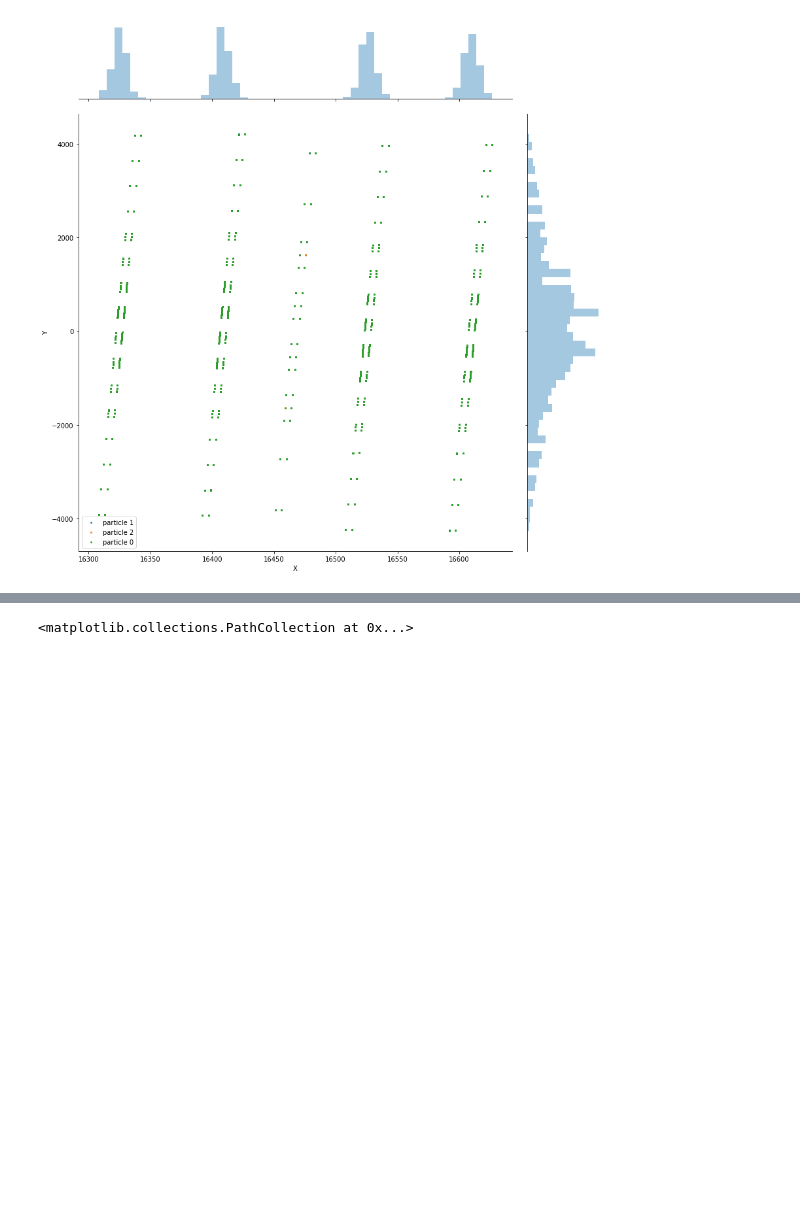
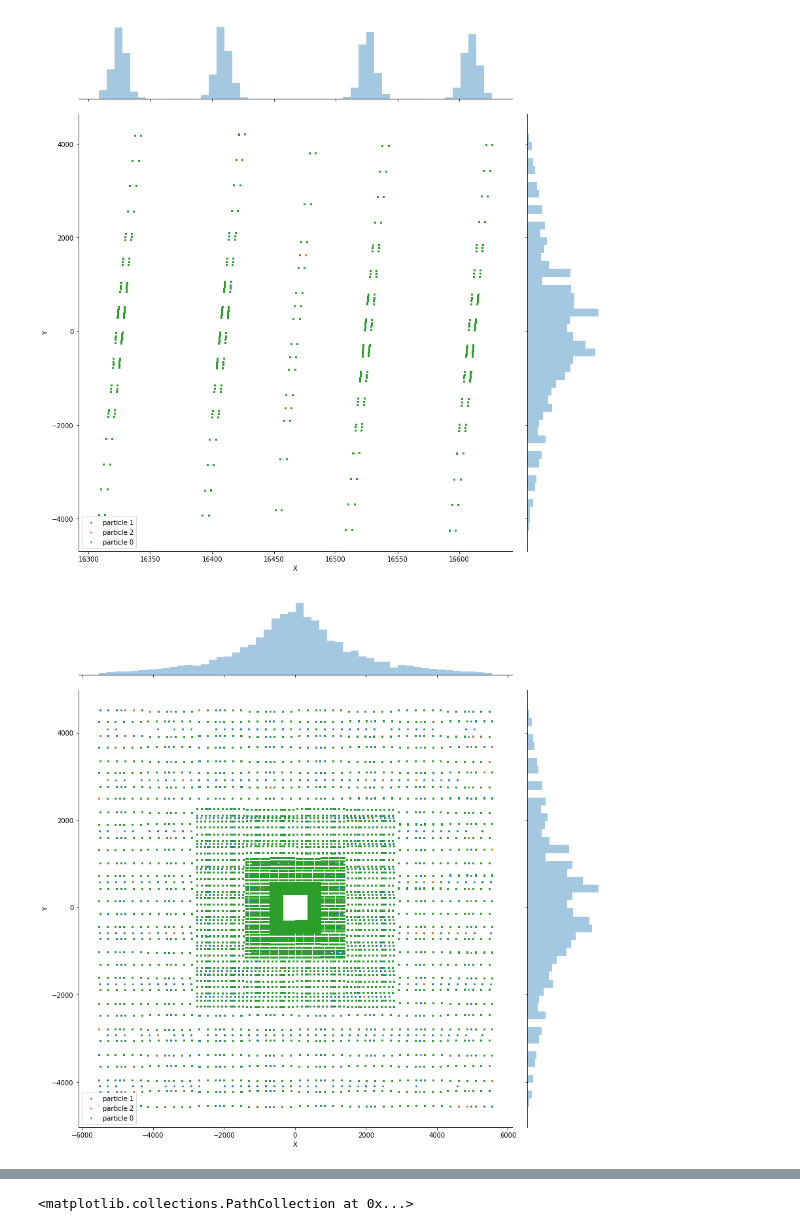
Before and after one commit to antikov/idao_world_2019_muon_id, a Jupyter notebook: pictures.ipynb, the cells around one changed output, grey strips where cells are left out. Drawn from its saved outputs; the diff is of its cells as text; code cells hidden in the pictures; blank space fills up the shorter version.

```diff
--- a/pictures.ipynb
+++ b/pictures.ipynb
@@ -141,4 +141,21 @@ plt.legend()
 plt.show()
 # %% [output]
 [figure]
+# %%
+mh=final_train[final_train['MatchedHit_X[2]']>-9999]
+g = sns.jointplot(mh['MatchedHit_X[2]'], mh['MatchedHit_Y[2]'],  s=1, height=12)
+g.ax_joint.cla()
+plt.sca(g.ax_joint)
+
+particles = mh.particle_type.unique()
+for particle in particles:
+    p = mh[mh.particle_type == particle]
+    plt.scatter(p['MatchedHit_X[2]'], p['MatchedHit_Y[2]'], s=3, label='particle {}'.format(particle))
+
+plt.xlabel('X')
+plt.ylabel('Y')
+plt.legend()
+plt.show()
+# %% [output]
+[figure, added]
 # %%
```
Also changed, not shown: parts of 5 cells of this notebook.
